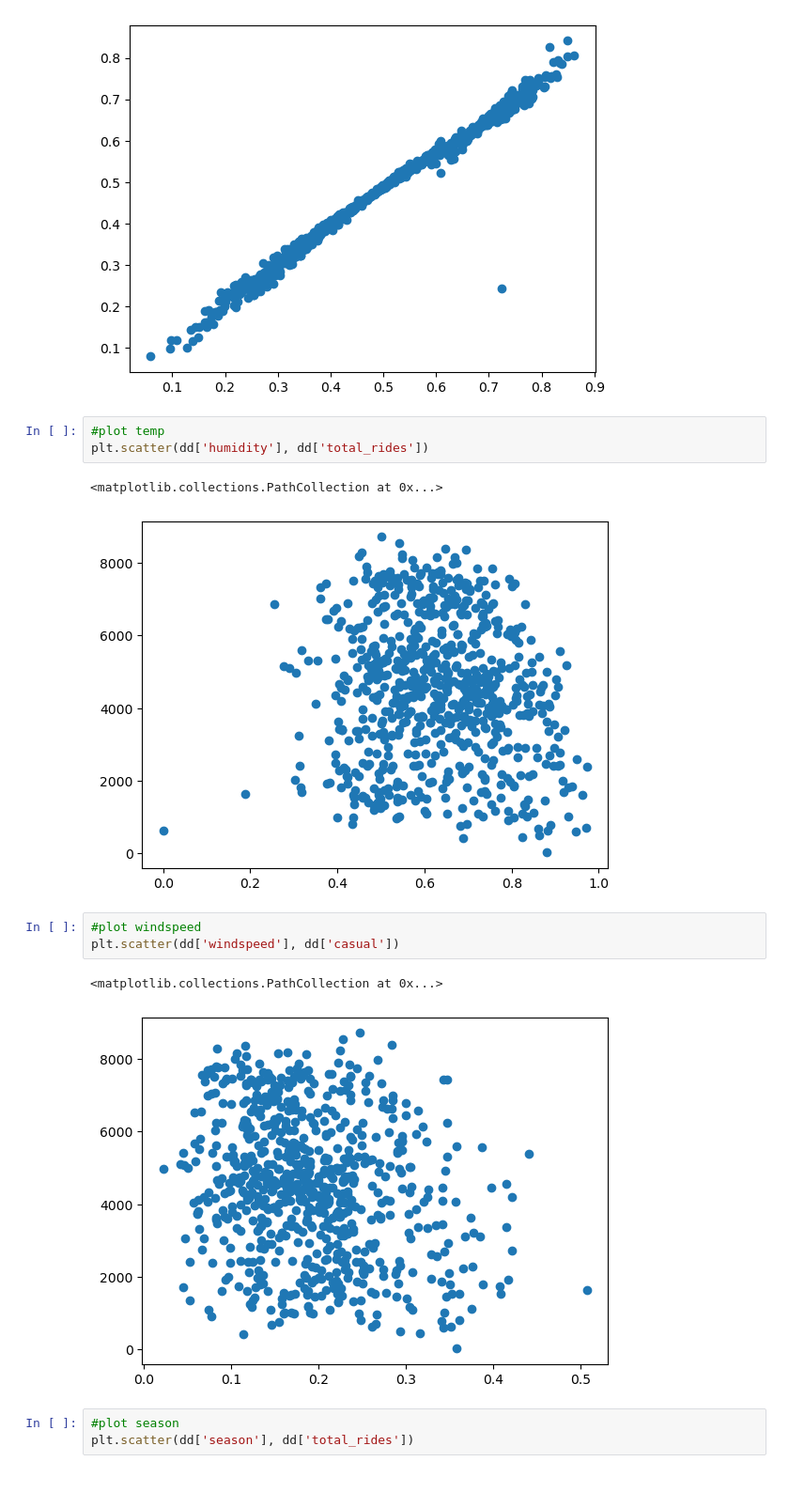
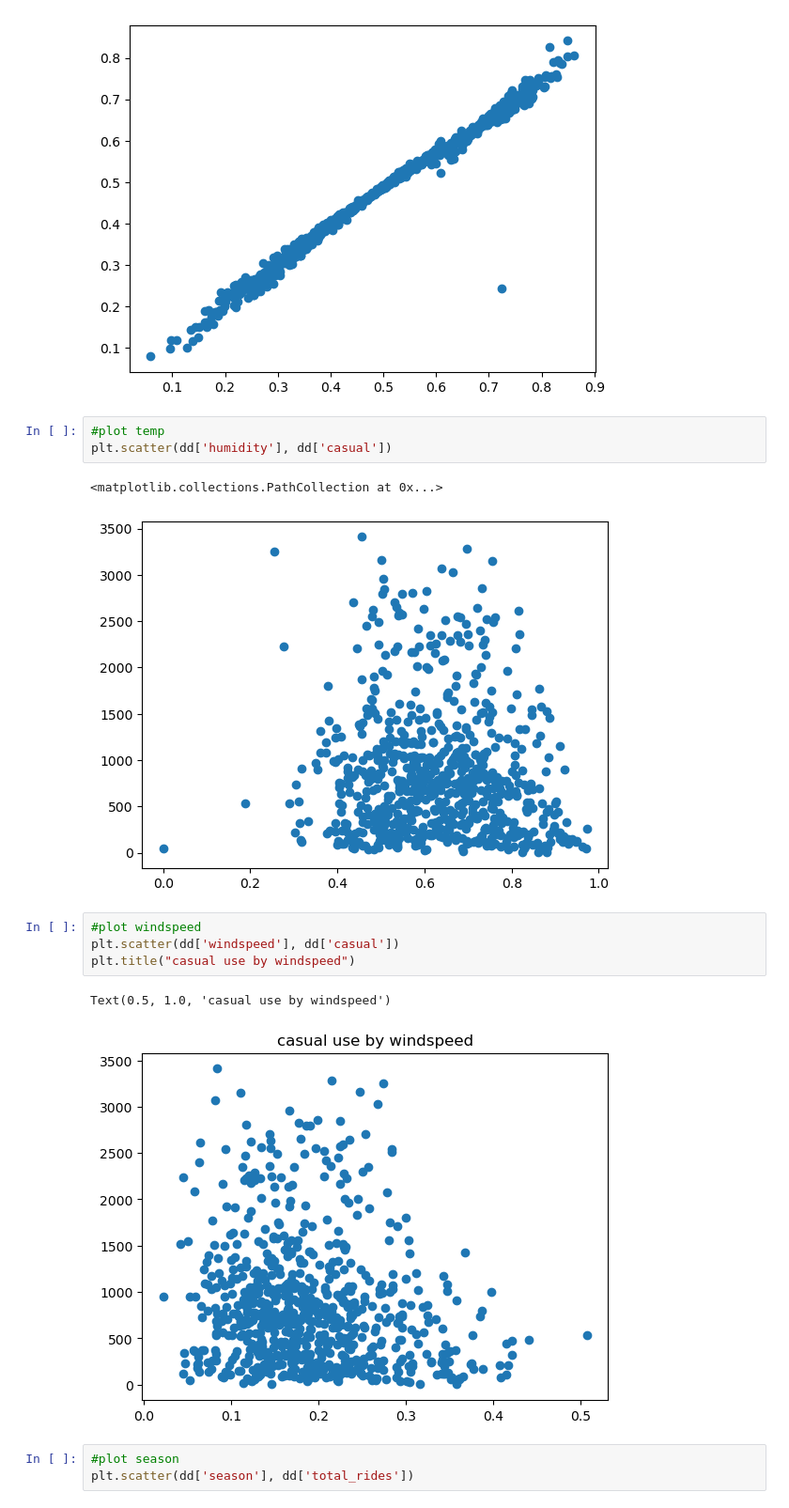
Before and after one commit to MiriamHerrmann/Bike-EDA, a Jupyter notebook: casual_ride_correlations.ipynb, the cells around one changed output. Shown at 94% size. Cells and saved outputs as stored; diff of their text form; blank space fills up the shorter version.

```diff
--- a/casual_ride_correlations.ipynb
+++ b/casual_ride_correlations.ipynb
@@ -87,16 +87,17 @@ plt.scatter(dd['temp'], dd['feel_temp'])
 [figure]
 # %%
 #plot temp
-plt.scatter(dd['humidity'], dd['total_rides'])
+plt.scatter(dd['humidity'], dd['casual'])
 # %% [output]
 <matplotlib.collections.PathCollection at 0x...>
-[figure, old version]
+[figure, new version]
 # %%
 #plot windspeed
 plt.scatter(dd['windspeed'], dd['casual'])
+plt.title("casual use by windspeed")
 # %% [output]
-<matplotlib.collections.PathCollection at 0x...>
+Text(0.5, 1.0, 'casual use by windspeed')
-[figure, old version]
+[figure, new version]
 # %%
 #plot season
 plt.scatter(dd['season'], dd['total_rides'])
```
Also changed, not shown: parts of 3 cells of this notebook.
